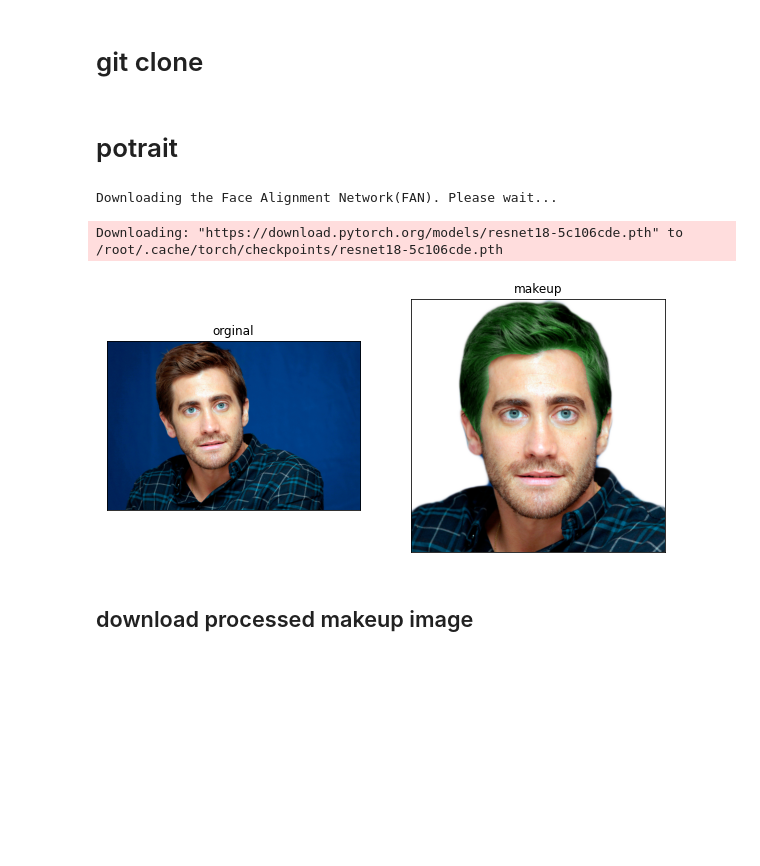
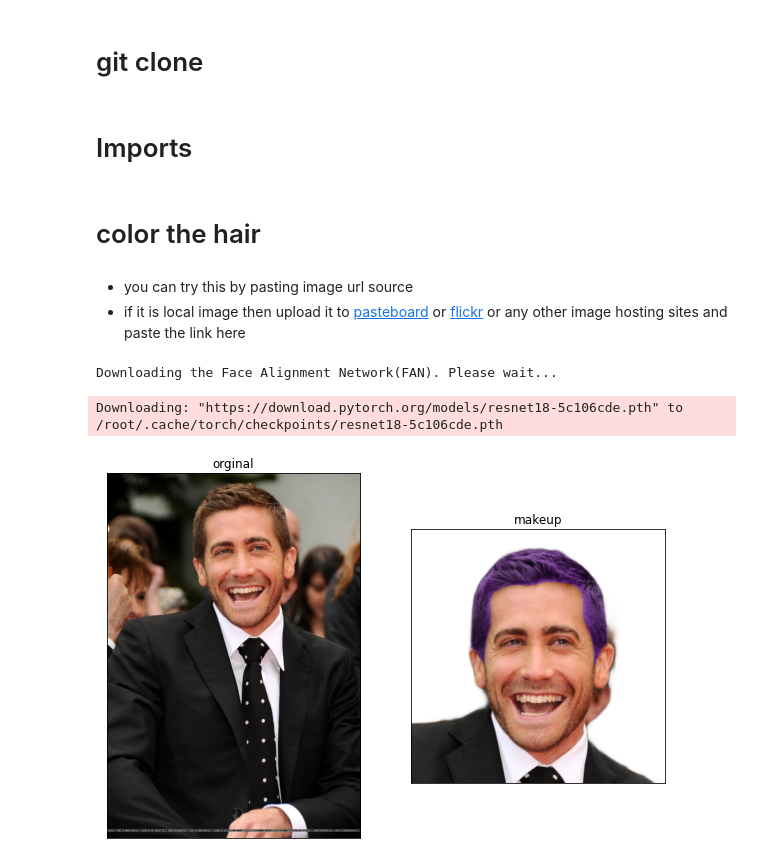
Before and after one commit to ash11sh/face-makeup.PyTorch, a Jupyter notebook: face_makeup.ipynb, the cells around one changed output. Cells and saved outputs as stored; diff of their text form; code cells hidden in the pictures; blank space fills up the shorter version.

```diff
--- a/face_makeup.ipynb
+++ b/face_makeup.ipynb
@@ -9,6 +9,6 @@ cd fm.PyTorch
 # %%
 !pip install face-alignment
 # %% [markdown]
-# potrait
+# Imports
 # %%
 import os
@@ -29,9 +28,15 @@ import requests
+# %% [markdown]
+# color the hair
+# %% [markdown]
+* you can try this by pasting image url source
+* if it is local image then upload it to [pasteboard](https://pasteboard.co/) or [flickr](https://www.flickr.com/) or any other image hosting sites and paste the link here
 # %%
 
 table = {'hair': 17, 'upper_lip': 12, 'lower_lip': 13 }
 cp = 'cp/79999_iter.pth'
 
-img_url = 'https://f.vividscreen.info/soft/1da470059881e957e4c715e425ca9bb1/Jake-Gyllenhaal-2880x1920.jpg' #@param {type: "string"}
+#@markdown paste your image url  source here
+img_url = 'http://3.bp.blogspot.com/_R5WS6_kmmTI/S_MUR6AOk8I/AAAAAAAAuqU/P-ZI-E8g_9g/s1600/056.jpg' #@param {type: "string"}
 
 filename = img_url.split('/')[-1]
 r = requests.get(img_url, allow_redirects=True)
@@ -40,45 +45,74 @@ open(filename, 'wb').write(r.content)
 
 img_size = "512"  #@param [512,256]
 
 img  =  cv2 . cvtColor ( cv2.imread (filename), cv2 . COLOR_BGR2RGB )
 pre  =  Preprocess ()
 
 # face alignment and segmentation
 face_rgba  =  pre . process ( img )
 if  face_rgba  is  not  None :
   # change background to white
   face_rgba  =  cv2 . resize ( face_rgba , (int(img_size),int(img_size )), interpolation = cv2 . INTER_AREA )
   face  =  face_rgba [:,:,: 3 ]. copy ()
   mask  =  face_rgba [:,:, 3 ]. copy () [:,:, np . newaxis ] / 255.
   face_white_bg  = ( face * mask  + ( 1 - mask ) * 255 ). astype ( np . uint8 )
   potrait = cv2.cvtColor (face_white_bg , cv2 . COLOR_RGB2BGR )
   cv2.imwrite('potrait.png',potrait)
 
 parsing = evaluate(potrait, cp)
 part = [table['hair']]
 green = [25,250,32]
 yellow = [30,252,249]
 orange = [30,108,252]
 burgundy = [32,0,128]
 ruby =[95,17,224]
 blonde = [123,201,227]
+DarkRed = [0,0,139]
+DarkCyan = [139,139,0]
+DarkMagenta = [139,0,139]
+Coral = [80,127,255 ]
+Violet = [211,0,148]
+SeaGreen = [128,205,67]
+Peach=[185,218,255]
+Gold = [0,215,255]
+Chocolate = [19,69,139	]
+
+#@markdown view output in gif mode(loop through available colors)
+gif_mode = False #@param {type:"boolean"}
 
 
-colors = green #@param ['green','yellow','orange','burgundy','ruby','blonde'] {type:"raw"}
-image = hair(potrait, parsing, part, colors)
-cv2.imwrite('makeup.png',image)
-nrows,ncols = 1,2
-fig, axs = plt.subplots(nrows,ncols, figsize=(10,10))
-axs[0].imshow(img)
-axs[0].set_title('orginal')
-axs[0].set_xticks([]), axs[0].set_yticks([])
-axs[1].imshow(cv2.cvtColor (image , cv2 . COLOR_BGR2RGB ))
-axs[1].set_title('makeup')
-axs[1].set_xticks([]), axs[1].set_yticks([])
-plt.show()
+if gif_mode:
+  colors = [green,yellow,orange,burgundy,ruby,blonde,DarkRed,DarkCyan,
+            DarkMagenta,Coral,Violet,SeaGreen,Peach,Gold,Chocolate]
+  for color in colors:
+    image = hair(potrait, parsing, part, color)
+    cv2.imwrite('haircolor'+str(color)+'.png',image)
+    # filepaths
+  fp_in = "/content/fm.PyTorch/haircolor*.png"
+  fp_out ="image.gif"
+  img, *imgs = [Image.open(f) for f in sorted(glob.glob(fp_in))]
+  img.save(fp=fp_out, format='GIF', append_images=imgs,save_all=True, duration=200, loop=0)
+
+
+else:
+  #@markdown view only single color
+  colors = Violet #@param ['green','yellow','orange','burgundy','ruby','blonde','DarkRed','DarkCyan','DarkMagenta','Coral','Violet','SeaGreen','Peach','Gold','Chocolate'] {type:"raw"}
+  image = hair(potrait, parsing, part, colors)
+  # cv2.imwrite('makeup.png',image)
+  nrows,ncols = 1,2
+  fig, axs = plt.subplots(nrows,ncols, figsize=(10,10))
+  axs[0].imshow(img)
+  axs[0].set_title('orginal')
+  axs[0].set_xticks([]), axs[0].set_yticks([])
+  axs[1].imshow(cv2.cvtColor (image , cv2 . COLOR_BGR2RGB ))
+  axs[1].set_title('makeup')
+  axs[1].set_xticks([]), axs[1].set_yticks([])
+  plt.show()
+
+if gif_mode:
+  with open('image.gif','rb') as f:
+    display.display(display.Image(data=f.read(), height=512))
 # %% [output]
 Downloading the Face Alignment Network(FAN). Please wait...
 Downloading: "https://download.pytorch.org/models/resnet18-5c106cde.pth" to /root/.cache/torch/checkpoints/resnet18-5c106cde.pth
-[figure, old version]
+[figure, new version]
-# %% [markdown]
-## download processed makeup image
```
Also changed, not shown: parts of 2 cells of this notebook.
